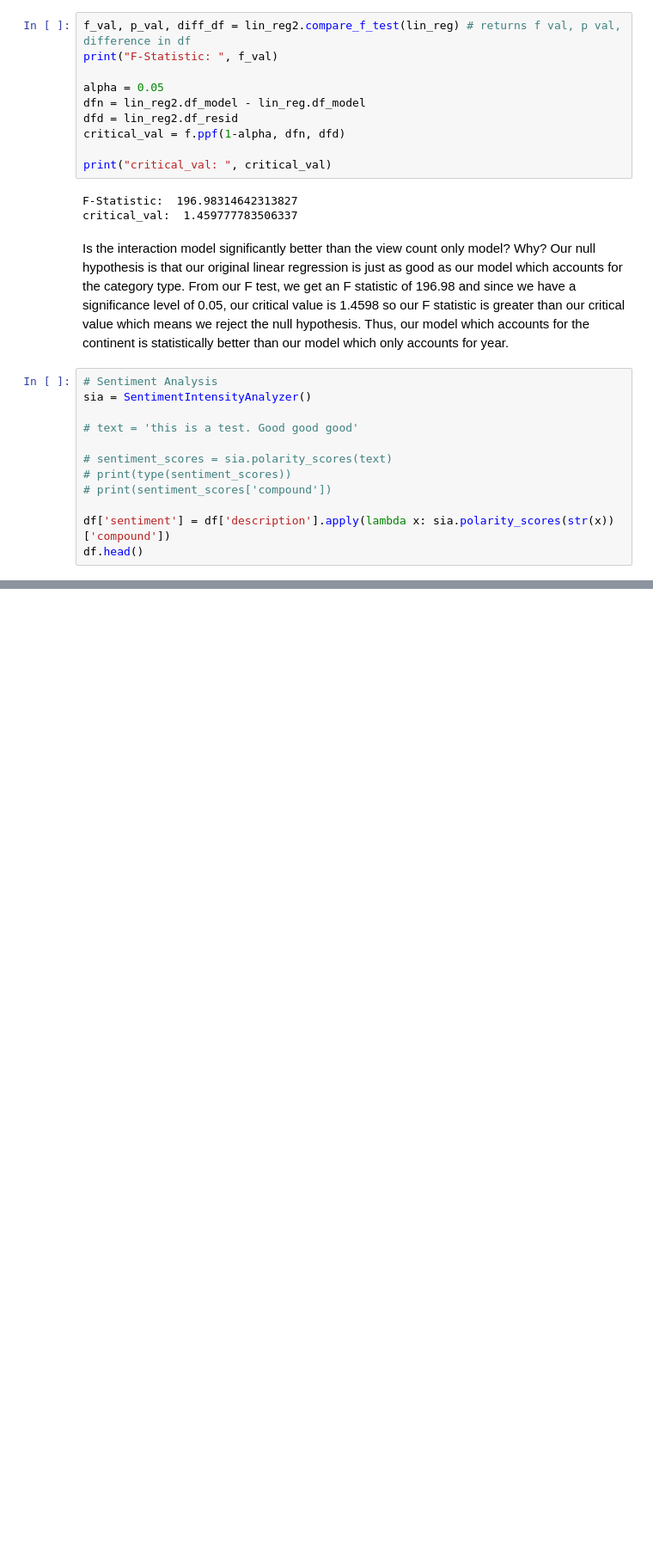
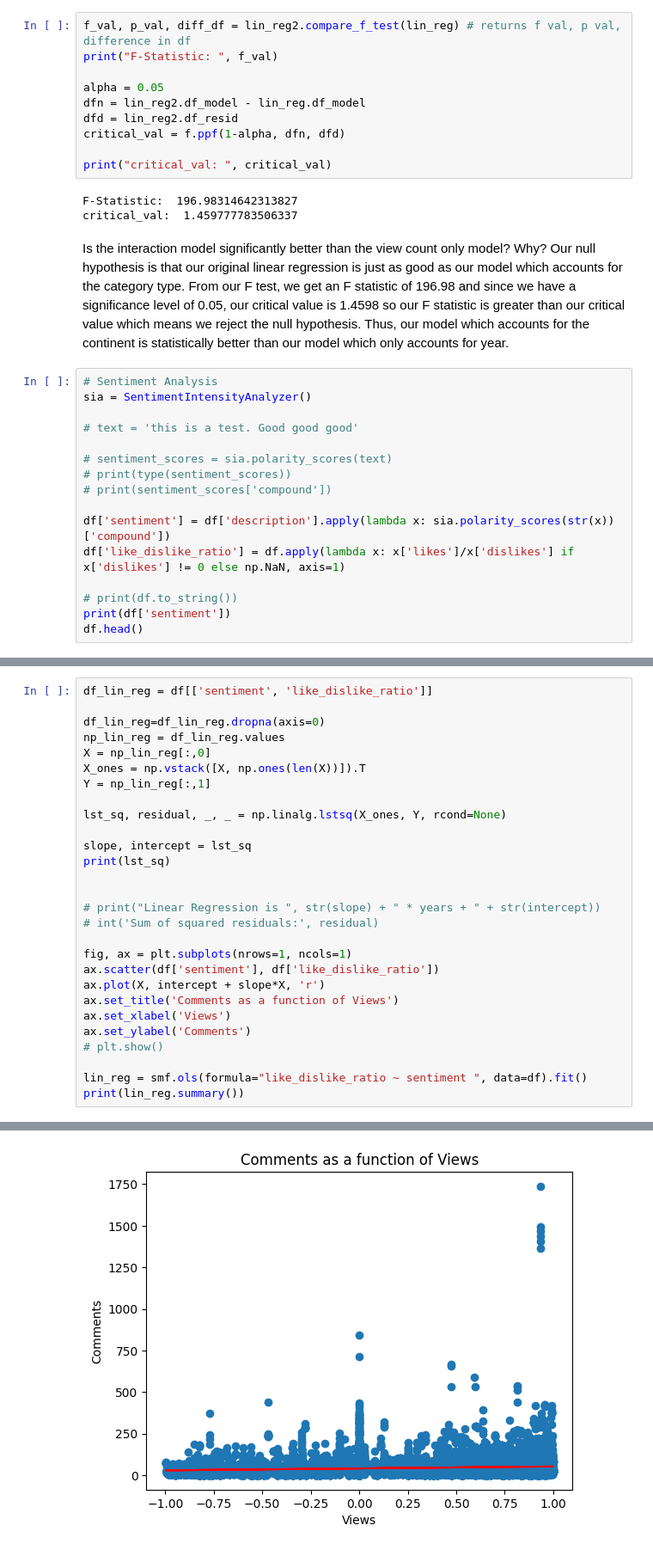
Before and after one commit to alec-luterman/320_final, a Jupyter notebook: 320_Final.ipynb, the cells around one changed output, grey strips where cells are left out. Shown at 86% size. Saved outputs shown, nothing was run; the diff lists cells and outputs as text; blank space fills up the shorter version.

```diff
--- a/320_Final.ipynb
+++ b/320_Final.ipynb
@@ -278,5 +291,9 @@ sia = SentimentIntensityAnalyzer()
 # print(sentiment_scores['compound'])
 
 df['sentiment'] = df['description'].apply(lambda x: sia.polarity_scores(str(x))['compound'])
+df['like_dislike_ratio'] = df.apply(lambda x: x['likes']/x['dislikes'] if x['dislikes'] != 0 else np.NaN, axis=1)
+
+# print(df.to_string())
+print(df['sentiment'])
 df.head()
 # %% [output]
@@ -286,3 +315,32 @@ df.head()
 | 4 | d380meD0W0M | 17.14.11 | I Dare You: GOING BALD!? | nigahiga | Entertainment | ryan|"higa"|"higatv"|"nigahiga"|"... | 2095731 | 132235 | 1989 | ... |
 | 6 | 39idVpFF7NQ | 17.14.11 | Roy Moore & Jeff Sessions Cold Op... | Saturday Night Live | Entertainment | SNL|"Saturday Night Live"|"SNL Se... | 2103417 | 15993 | 2445 | ... |
 | 8 | jr9QtXwC9vc | 17.14.11 | The Greatest Showman | Official T... | 20th Century Fox | Film & Animation | Trailer|"Hugh Jackman"|"Michelle ... | 826059 | 3543 | 119 | ... |
+# %%
+df_lin_reg = df[['sentiment', 'like_dislike_ratio']]
+
+df_lin_reg=df_lin_reg.dropna(axis=0)
+np_lin_reg = df_lin_reg.values
+X = np_lin_reg[:,0]
+X_ones = np.vstack([X, np.ones(len(X))]).T
+Y = np_lin_reg[:,1]
+
+lst_sq, residual, _, _ = np.linalg.lstsq(X_ones, Y, rcond=None)
+
+slope, intercept = lst_sq
+print(lst_sq)
+
+
+# print("Linear Regression is ", str(slope) + " * years + " + str(intercept))
+# int('Sum of squared residuals:', residual)
+
+fig, ax = plt.subplots(nrows=1, ncols=1)
+ax.scatter(df['sentiment'], df['like_dislike_ratio'])
+ax.plot(X, intercept + slope*X, 'r')
+ax.set_title('Comments as a function of Views')
+ax.set_xlabel('Views')
+ax.set_ylabel('Comments')
+# plt.show()
+
+lin_reg = smf.ols(formula="like_dislike_ratio ~ sentiment ", data=df).fit()
+print(lin_reg.summary())
+# %% [output]
@@ -288,0 +364 @@ df.head()
+[figure, added]
```
Also changed, not shown: parts of 10 cells of this notebook.
